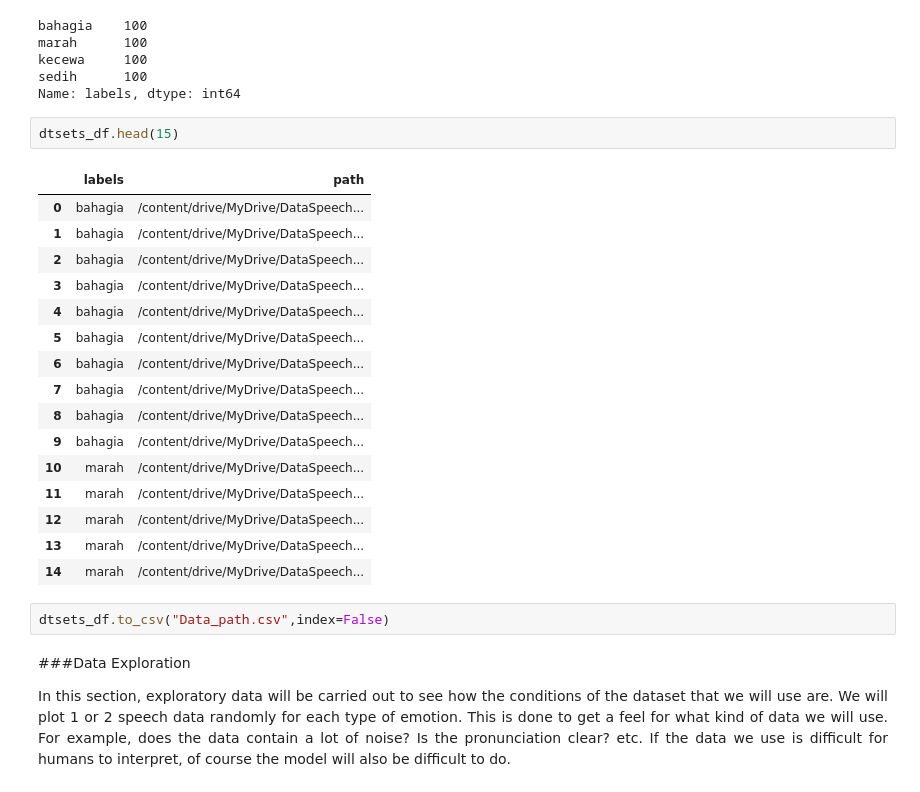
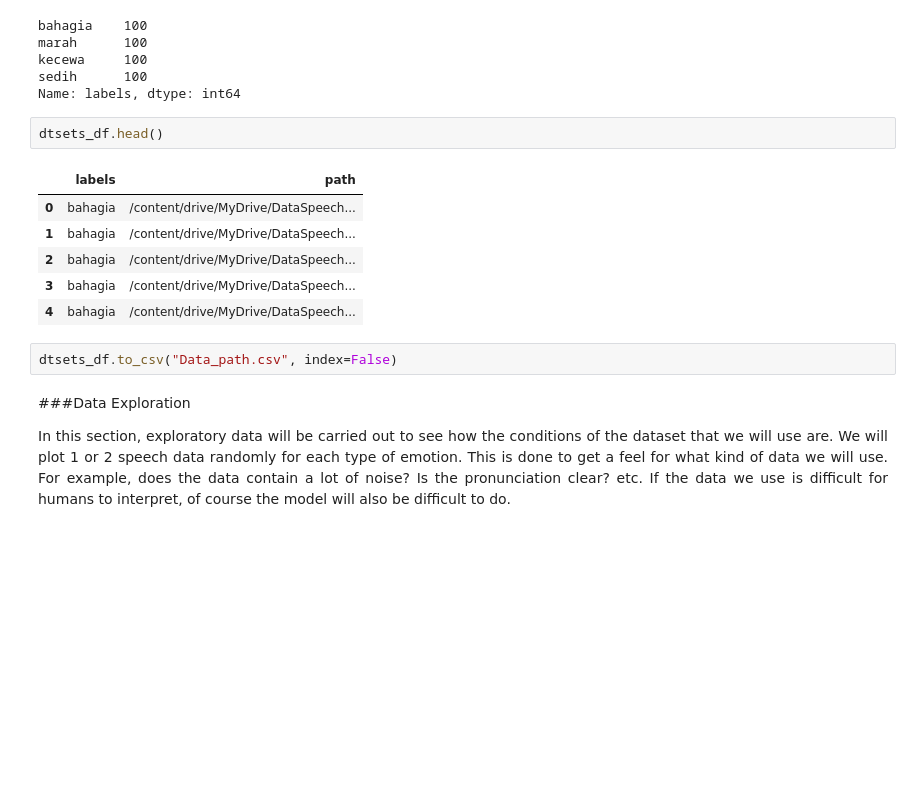
Before and after one commit to darwinOne/Speech-Emotion-Recognition-SER-, a Jupyter notebook: SER.ipynb, the cells around one changed output. Drawn from its saved outputs; the diff is of its cells as text; blank space fills up the shorter version.

```diff
--- a/SER.ipynb
+++ b/SER.ipynb
@@ -122,26 +117,16 @@ kecewa     100
 sedih      100
 Name: labels, dtype: int64
 # %%
-dtsets_df.head(15)
+dtsets_df.head()
 # %% [output]
 |  | labels | path |
 | 0 | bahagia | /content/drive/MyDrive/DataSpeech... |
 | 1 | bahagia | /content/drive/MyDrive/DataSpeech... |
 | 2 | bahagia | /content/drive/MyDrive/DataSpeech... |
 | 3 | bahagia | /content/drive/MyDrive/DataSpeech... |
 | 4 | bahagia | /content/drive/MyDrive/DataSpeech... |
-| 5 | bahagia | /content/drive/MyDrive/DataSpeech... |
-| 6 | bahagia | /content/drive/MyDrive/DataSpeech... |
-| 7 | bahagia | /content/drive/MyDrive/DataSpeech... |
-| 8 | bahagia | /content/drive/MyDrive/DataSpeech... |
-| 9 | bahagia | /content/drive/MyDrive/DataSpeech... |
-| 10 | marah | /content/drive/MyDrive/DataSpeech... |
-| 11 | marah | /content/drive/MyDrive/DataSpeech... |
-| 12 | marah | /content/drive/MyDrive/DataSpeech... |
-| 13 | marah | /content/drive/MyDrive/DataSpeech... |
-| 14 | marah | /content/drive/MyDrive/DataSpeech... |
 # %%
-dtsets_df.to_csv("Data_path.csv",index=False)
+dtsets_df.to_csv("Data_path.csv", index=False)
 # %% [markdown]
 ###Data Exploration
 <p align="justify"> In this section, exploratory data will be carried out to see how the conditions of the dataset that we will use are. We will plot 1 or 2 speech data randomly for each type of emotion. This is done to get a feel for what kind of data we will use. For example, does the data contain a lot of noise? Is the pronunciation clear? etc. If the data we use is difficult for humans to interpret, of course the model will also be difficult to do. </p>
```
Also changed, not shown: parts of 41 cells of this notebook.
